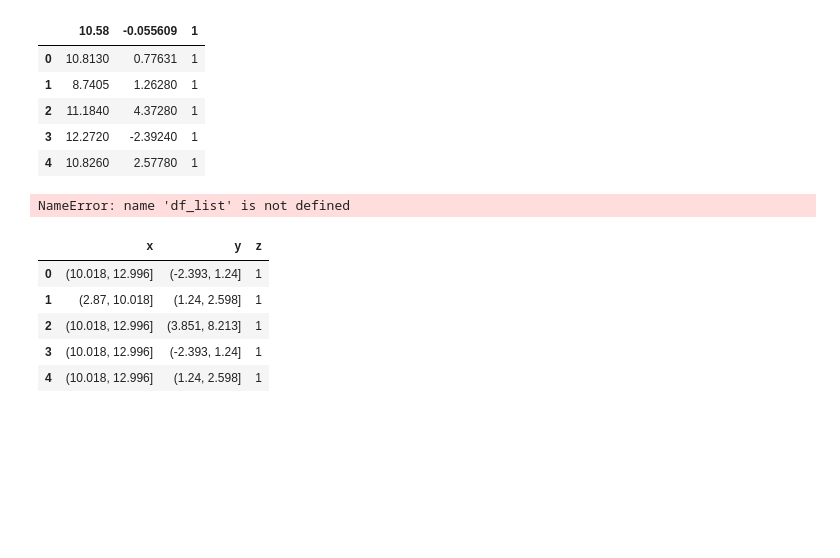
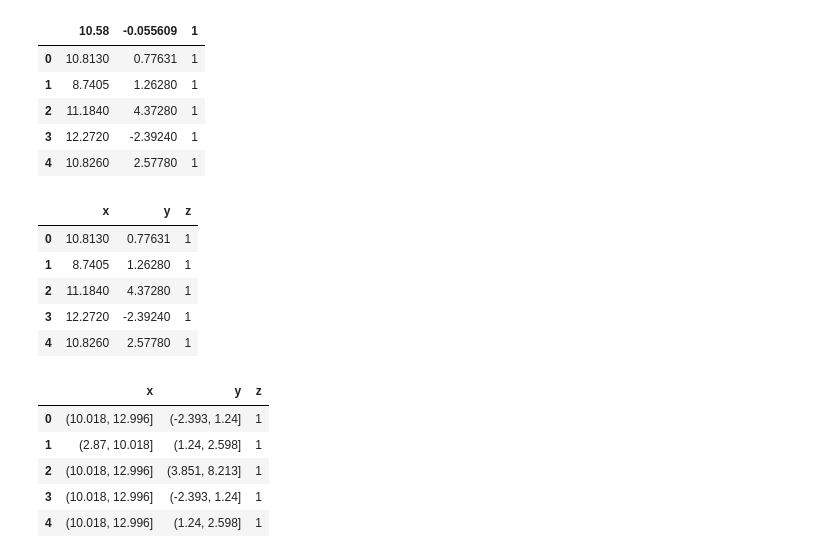
Before and after one commit to cgarchbold/CS460_Assignment1, a Jupyter notebook: PA1_DescisionTrees.ipynb, the cells around one changed output. Drawn from its saved outputs; the diff is of its cells as text; code cells hidden in the pictures; blank space fills up the shorter version.

```diff
--- a/PA1_DescisionTrees.ipynb
+++ b/PA1_DescisionTrees.ipynb
@@ -31,17 +31,22 @@ synthetic1_df.head()
 # %%
 # So it looks like the keys are weird... lets fix them
 
 synthetic1_df.columns = ['x' ,'y', 'z']
 
 synthetic2_df.columns = ['x' ,'y', 'z']
 
 synthetic3_df.columns = ['x' ,'y', 'z']
 
 synthetic4_df.columns = ['x' ,'y', 'z']
 
-df_list[0].head()
+synthetic1_df.head()
 # %% [output]
-NameError: name 'df_list' is not defined
+|  | x | y | z |
+| 0 | 10.8130 | 0.77631 | 1 |
+| 1 | 8.7405 | 1.26280 | 1 |
+| 2 | 11.1840 | 4.37280 | 1 |
+| 3 | 12.2720 | -2.39240 | 1 |
+| 4 | 10.8260 | 2.57780 | 1 |
 # %%
 #Great! Now we need to bin the columns x and y for each dataframe
 
```
